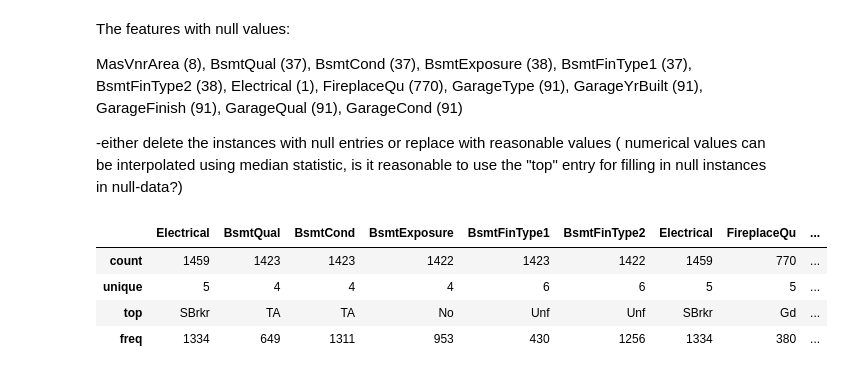
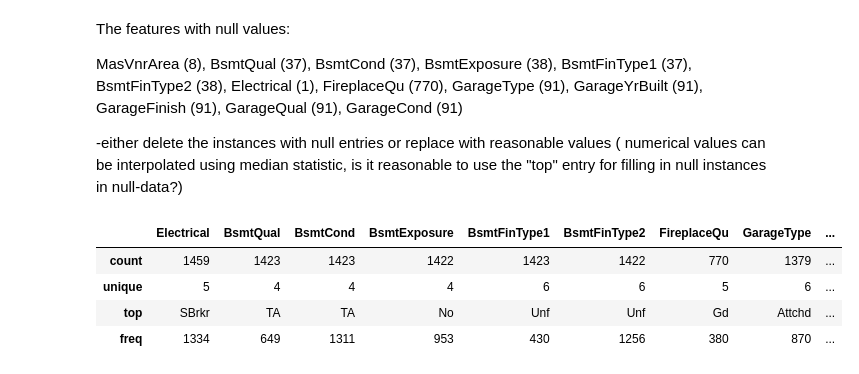
Before and after one commit to sofiapasquini/Cs9860A-Final-Project, a Jupyter notebook: CS9860A_Final_Project_Pasquini_Tondro.ipynb, the cells around one changed output. Drawn from its saved outputs; the diff is of its cells as text; code cells hidden in the pictures.

```diff
--- a/CS9860A_Final_Project_Pasquini_Tondro.ipynb
+++ b/CS9860A_Final_Project_Pasquini_Tondro.ipynb
@@ -124,11 +124,12 @@ MasVnrArea (8), BsmtQual (37), BsmtCond (37), BsmtExposure (38), BsmtFinType1 (3
 df_train["MasVnrArea"].fillna(0, inplace=True)
 df_train["GarageYrBlt"].fillna(0, inplace=True)
 # %%
-df_train[["Electrical", 'BsmtQual','BsmtCond','BsmtExposure','BsmtFinType1','BsmtFinType2','FireplaceQu','GarageType','GarageFinish','GarageQual','GarageCond']].describe()
+cat=df_train[["Electrical", 'BsmtQual','BsmtCond','BsmtExposure','BsmtFinType1','BsmtFinType2','FireplaceQu','GarageType','GarageFinish','GarageQual','GarageCond']].describe()
+cat
 # %% [output]
-|  | Electrical | BsmtQual | BsmtCond | BsmtExposure | BsmtFinType1 | BsmtFinType2 | Electrical | FireplaceQu | ... |
-| count | 1459 | 1423 | 1423 | 1422 | 1423 | 1422 | 1459 | 770 | ... |
-| unique | 5 | 4 | 4 | 4 | 6 | 6 | 5 | 5 | ... |
-| top | SBrkr | TA | TA | No | Unf | Unf | SBrkr | Gd | ... |
-| freq | 1334 | 649 | 1311 | 953 | 430 | 1256 | 1334 | 380 | ... |
+|  | Electrical | BsmtQual | BsmtCond | BsmtExposure | BsmtFinType1 | BsmtFinType2 | FireplaceQu | GarageType | ... |
+| count | 1459 | 1423 | 1423 | 1422 | 1423 | 1422 | 770 | 1379 | ... |
+| unique | 5 | 4 | 4 | 4 | 6 | 6 | 5 | 6 | ... |
+| top | SBrkr | TA | TA | No | Unf | Unf | Gd | Attchd | ... |
+| freq | 1334 | 649 | 1311 | 953 | 430 | 1256 | 380 | 870 | ... |
 # %%
```
Also changed, not shown: parts of 4 cells of this notebook.
